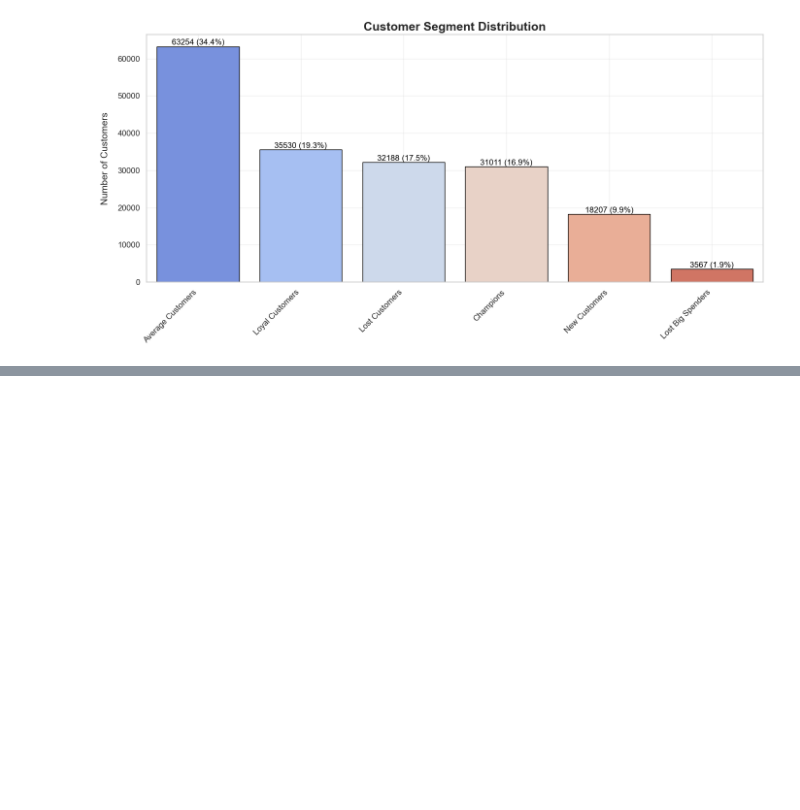
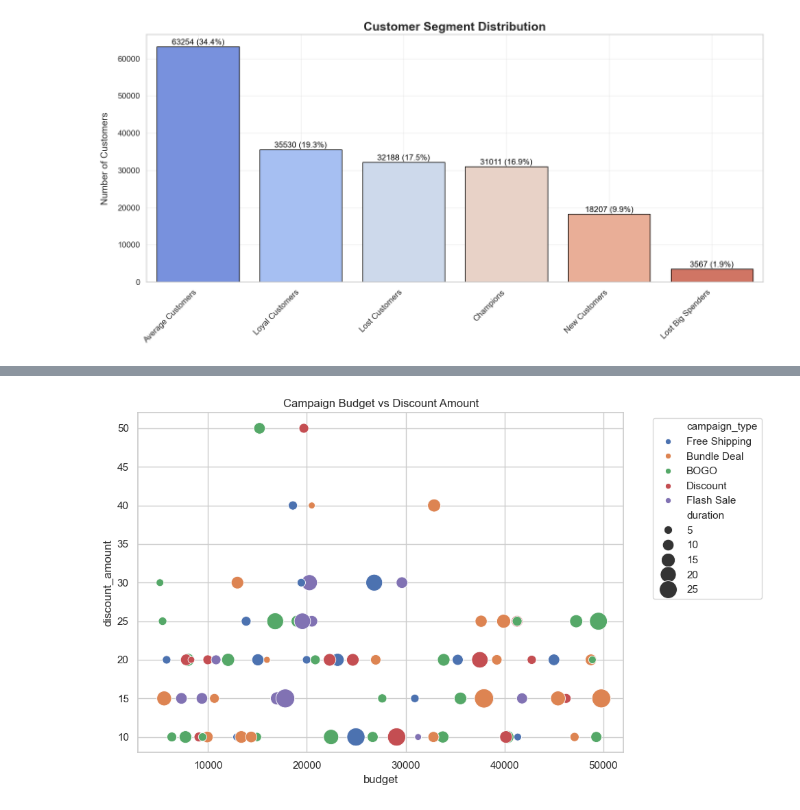
Before and after one commit to pritom02bh/ai_optimized_promotional_campaign_roi_analysis, a Jupyter notebook: notebooks/data_processing.ipynb, the cells around one changed output, grey strips where cells are left out. Saved outputs shown, nothing was run; the diff lists cells and outputs as text; code cells hidden in the pictures; blank space fills up the shorter version.

```diff
--- a/notebooks/data_processing.ipynb
+++ b/notebooks/data_processing.ipynb
@@ -178,0 +320,11 @@ Passing `palette` without assigning `hue` is deprecated and will be removed in v
+# %%
+# Seventh cell - Visualization 3: Discount Analysis
+plt.figure(figsize=(10, 6))
+sns.scatterplot(data=campaigns_df, x='budget', y='discount_amount',
+                hue='campaign_type', size='duration', sizes=(50, 400))
+plt.title('Campaign Budget vs Discount Amount')
+plt.legend(bbox_to_anchor=(1.05, 1), loc='upper left')
+plt.tight_layout()
+plt.show()
+# %% [output]
+[figure, added]
```
Also changed, not shown: parts of 14 cells of this notebook, 3 other files.
